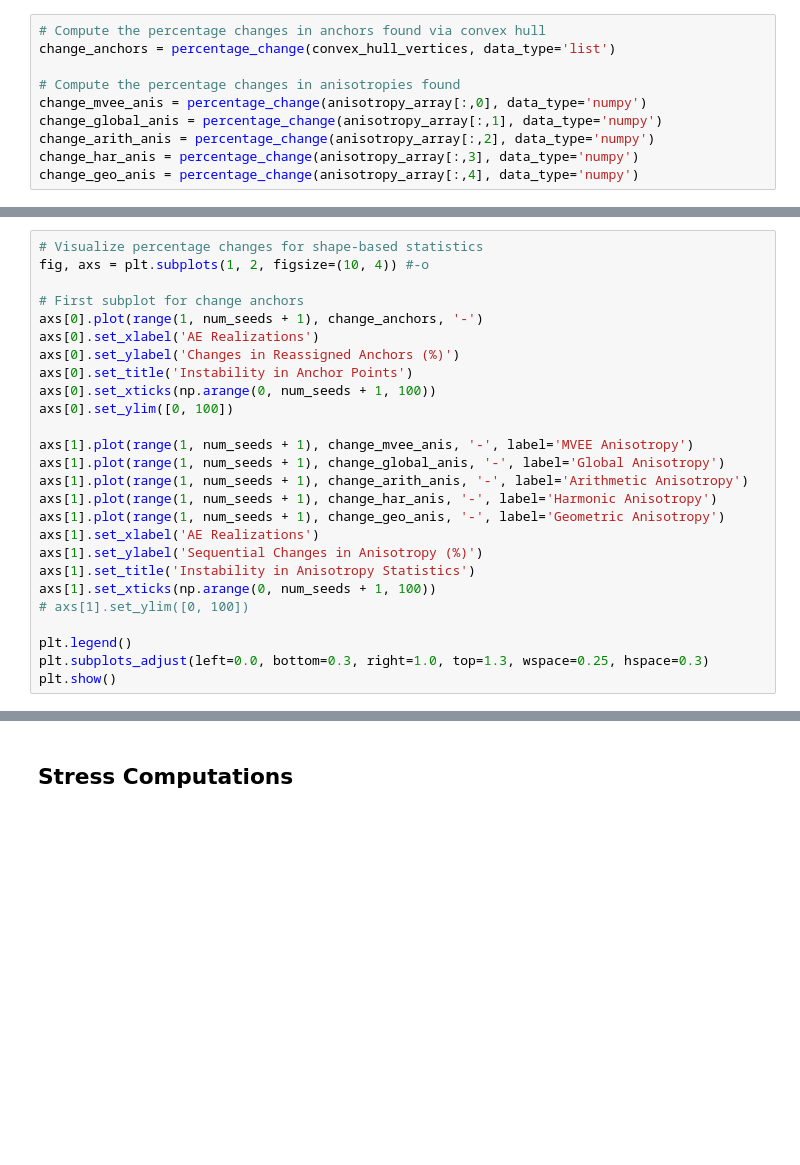
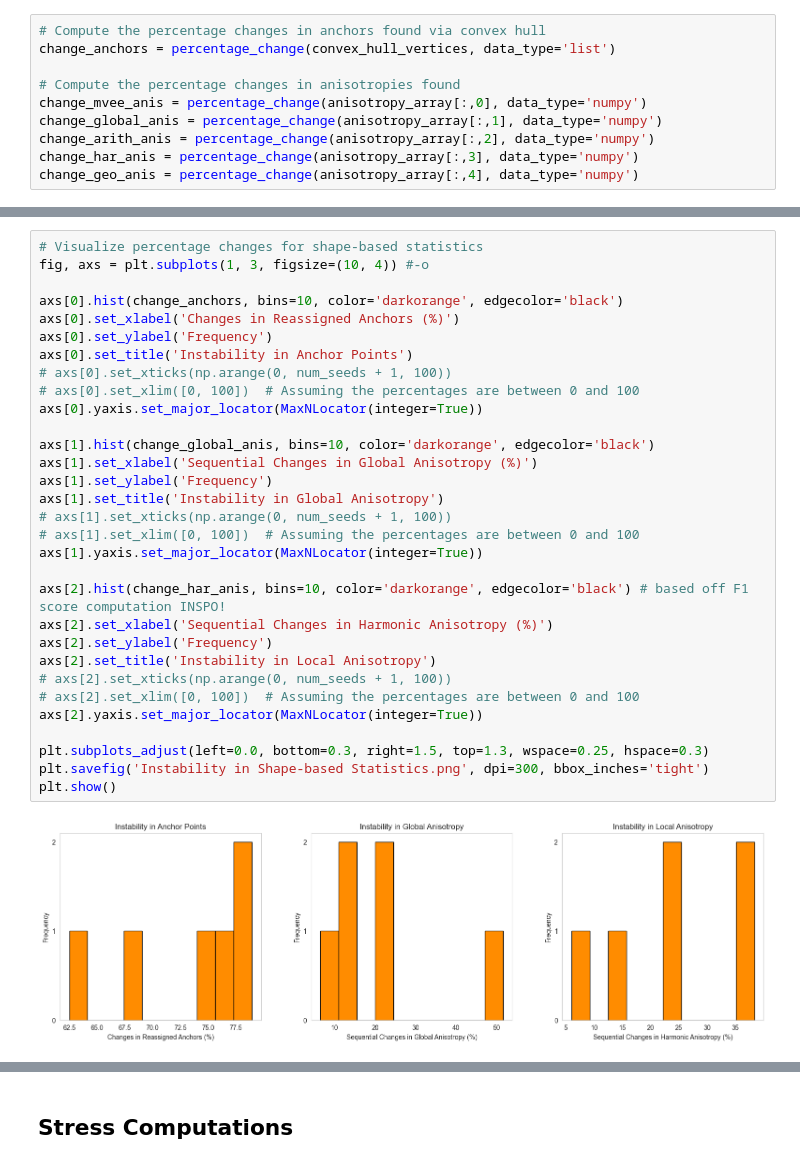
Before and after one commit to misaelmmorales/DeepLearning-LatentSpace-StabilityEvaluation, a Jupyter notebook: Notebooks/Notebook 1: Wine Dataset Multiple Realizations.ipynb, the cells around one changed output, grey strips where cells are left out. Cells and saved outputs as stored; diff of their text form; blank space fills up the shorter version.

```diff
--- a/Notebooks/Notebook 1: Wine Dataset Multiple Realizations.ipynb
+++ b/Notebooks/Notebook 1: Wine Dataset Multiple Realizations.ipynb
@@ -845,26 +874,33 @@ plt.show()
 # %%
 # Visualize percentage changes for shape-based statistics
-fig, axs = plt.subplots(1, 2, figsize=(10, 4)) #-o
+fig, axs = plt.subplots(1, 3, figsize=(10, 4)) #-o
 
-# First subplot for change anchors
-axs[0].plot(range(1, num_seeds + 1), change_anchors, '-')
-axs[0].set_xlabel('AE Realizations')
-axs[0].set_ylabel('Changes in Reassigned Anchors (%)')
+axs[0].hist(change_anchors, bins=10, color='darkorange', edgecolor='black')
+axs[0].set_xlabel('Changes in Reassigned Anchors (%)')
+axs[0].set_ylabel('Frequency')
 axs[0].set_title('Instability in Anchor Points')
-axs[0].set_xticks(np.arange(0, num_seeds + 1, 100))
-axs[0].set_ylim([0, 100])
+# axs[0].set_xticks(np.arange(0, num_seeds + 1, 100))
+# axs[0].set_xlim([0, 100])  # Assuming the percentages are between 0 and 100
+axs[0].yaxis.set_major_locator(MaxNLocator(integer=True))
 
-axs[1].plot(range(1, num_seeds + 1), change_mvee_anis, '-', label='MVEE Anisotropy')
-axs[1].plot(range(1, num_seeds + 1), change_global_anis, '-', label='Global Anisotropy')
-axs[1].plot(range(1, num_seeds + 1), change_arith_anis, '-', label='Arithmetic Anisotropy')
-axs[1].plot(range(1, num_seeds + 1), change_har_anis, '-', label='Harmonic Anisotropy')
-axs[1].plot(range(1, num_seeds + 1), change_geo_anis, '-', label='Geometric Anisotropy')
-axs[1].set_xlabel('AE Realizations')
-axs[1].set_ylabel('Sequential Changes in Anisotropy (%)')
-axs[1].set_title('Instability in Anisotropy Statistics')
-axs[1].set_xticks(np.arange(0, num_seeds + 1, 100))
-# axs[1].set_ylim([0, 100])
+axs[1].hist(change_global_anis, bins=10, color='darkorange', edgecolor='black')
+axs[1].set_xlabel('Sequential Changes in Global Anisotropy (%)')
+axs[1].set_ylabel('Frequency')
+axs[1].set_title('Instability in Global Anisotropy')
+# axs[1].set_xticks(np.arange(0, num_seeds + 1, 100))
+# axs[1].set_xlim([0, 100])  # Assuming the percentages are between 0 and 100
+axs[1].yaxis.set_major_locator(MaxNLocator(integer=True))
 
-plt.legend()
-plt.subplots_adjust(left=0.0, bottom=0.3, right=1.0, top=1.3, wspace=0.25, hspace=0.3)
+axs[2].hist(change_har_anis, bins=10, color='darkorange', edgecolor='black') # based off F1 score computation INSPO!
+axs[2].set_xlabel('Sequential Changes in Harmonic Anisotropy (%)')
+axs[2].set_ylabel('Frequency')
+axs[2].set_title('Instability in Local Anisotropy')
+# axs[2].set_xticks(np.arange(0, num_seeds + 1, 100))
+# axs[2].set_xlim([0, 100])  # Assuming the percentages are between 0 and 100
+axs[2].yaxis.set_major_locator(MaxNLocator(integer=True))
+
+plt.subplots_adjust(left=0.0, bottom=0.3, right=1.5, top=1.3, wspace=0.25, hspace=0.3)
+plt.savefig('Instability in Shape-based Statistics.png', dpi=300, bbox_inches='tight')
 plt.show()
+# %% [output]
+[figure, added]
```
Also changed, not shown: parts of 16 cells of this notebook.
